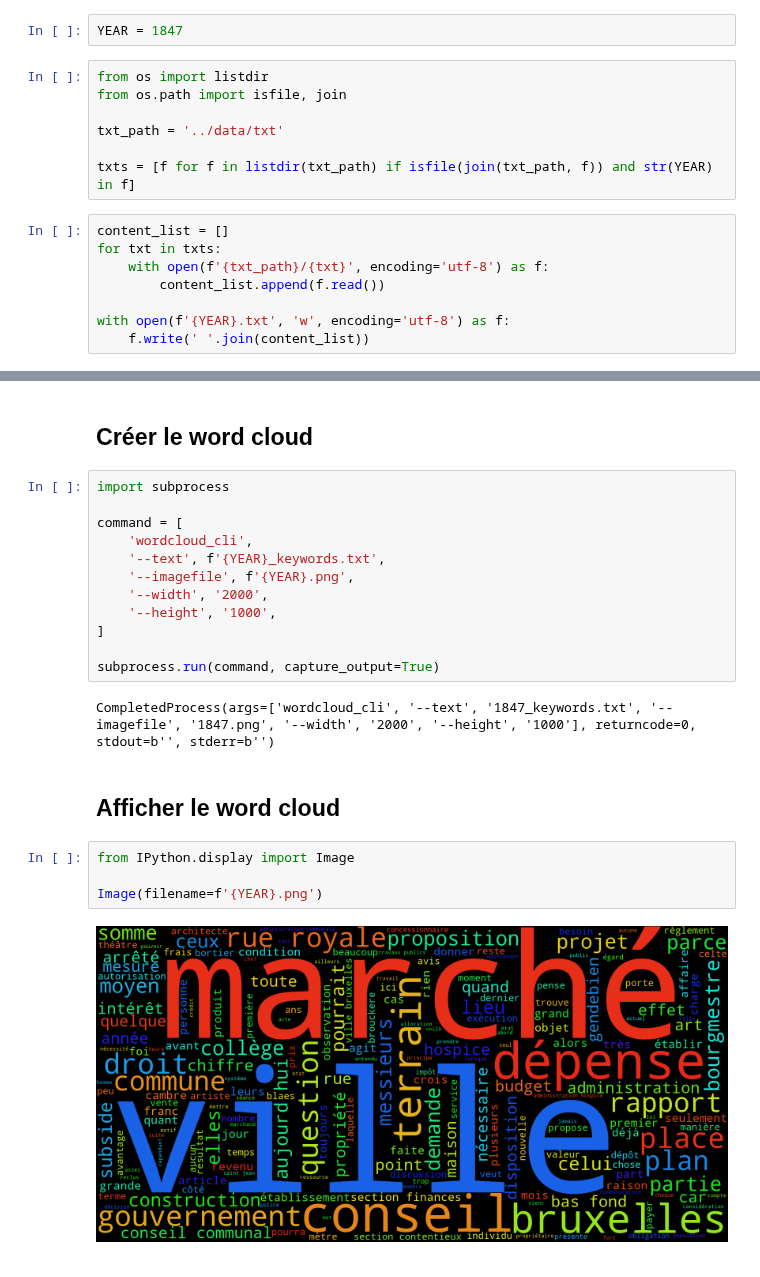
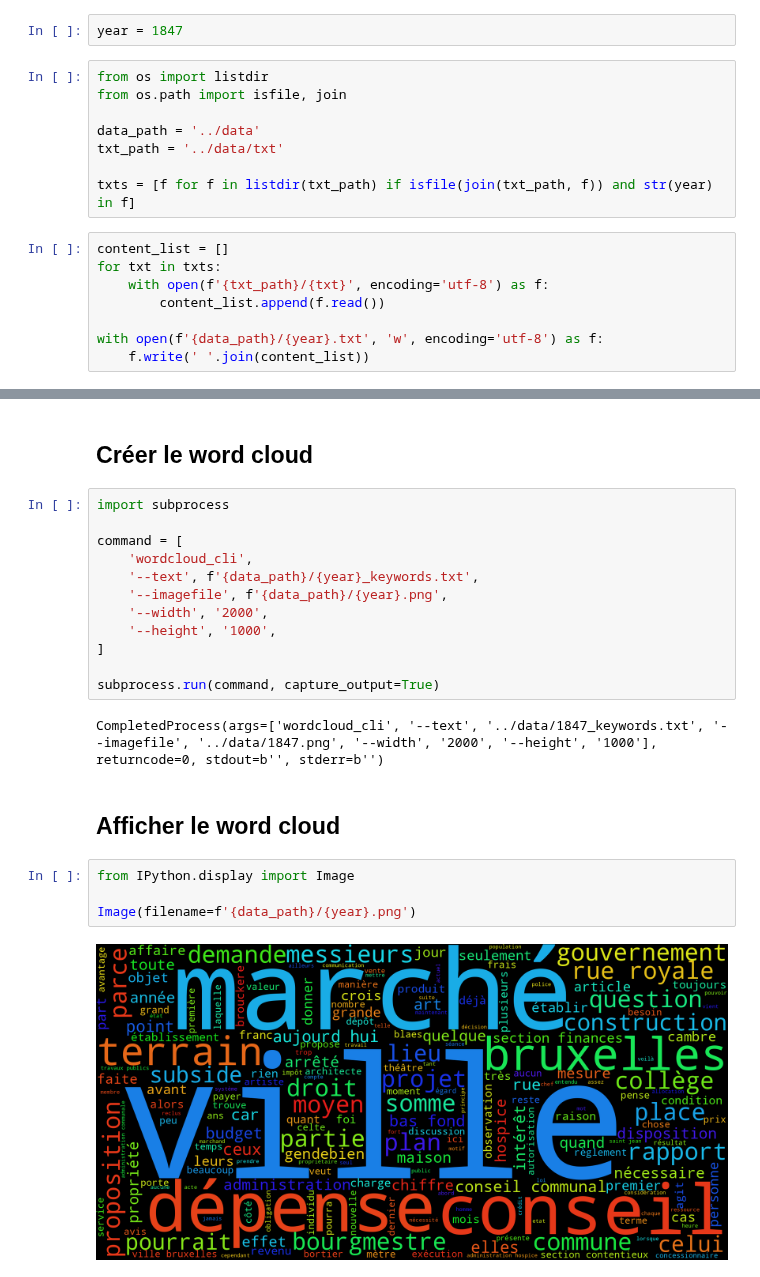
Before and after one commit to madewild/tac, a Jupyter notebook: module3/s2_wordcloud.ipynb, the cells around one changed output, grey strips where cells are left out. Drawn from its saved outputs; the diff is of its cells as text.

Commit message:
allow relative data path

```diff
--- a/module3/s2_wordcloud.ipynb
+++ b/module3/s2_wordcloud.ipynb
@@ -3,21 +3,22 @@
 # %% [markdown]
 ## Créer un fichier contenant les bulletins d'une année donnée
 # %%
-YEAR = 1847
+year = 1847
 # %%
 from os import listdir
 from os.path import isfile, join
 
+data_path = '../data'
 txt_path = '../data/txt'
 
-txts = [f for f in listdir(txt_path) if isfile(join(txt_path, f)) and str(YEAR) in f]
+txts = [f for f in listdir(txt_path) if isfile(join(txt_path, f)) and str(year) in f]
 # %%
 content_list = []
 for txt in txts:
     with open(f'{txt_path}/{txt}', encoding='utf-8') as f:
         content_list.append(f.read())
 
-with open(f'{YEAR}.txt', 'w', encoding='utf-8') as f:
+with open(f'{data_path}/{year}.txt', 'w', encoding='utf-8') as f:
     f.write(' '.join(content_list))
 # %% [markdown]
 ## Enlever les stopwords, les mots courts et non alphabétiques et stocker le résultat dans un nouveau fichier
@@ -32,20 +33,20 @@ import subprocess
 
 command = [
     'wordcloud_cli',
-    '--text', f'{YEAR}_keywords.txt',
-    '--imagefile', f'{YEAR}.png',
+    '--text', f'{data_path}/{year}_keywords.txt',
+    '--imagefile', f'{data_path}/{year}.png',
     '--width', '2000',
     '--height', '1000',
 ]
 
 subprocess.run(command, capture_output=True)
 # %% [output]
-CompletedProcess(args=['wordcloud_cli', '--text', '1847_keywords.txt', '--imagefile', '1847.png', '--width', '2000', '--height', '1000'], returncode=0, stdout=b'', stderr=b'')
+CompletedProcess(args=['wordcloud_cli', '--text', '../data/1847_keywords.txt', '--imagefile', '../data/1847.png', '--width', '2000', '--height', '1000'], returncode=0, stdout=b'', stderr=b'')
 # %% [markdown]
 ## Afficher le word cloud
 # %%
 from IPython.display import Image
 
-Image(filename=f'{YEAR}.png')
+Image(filename=f'{data_path}/{year}.png')
 # %% [output]
-[figure, old version]
+[figure, new version]
```
Also changed, not shown: parts of 1 cell of this notebook, 2 other files.
